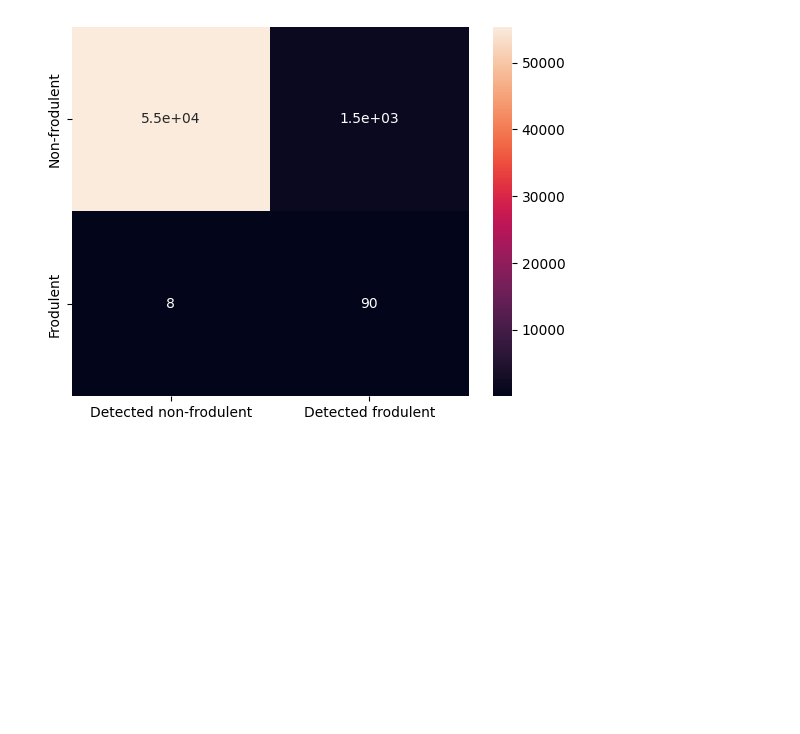
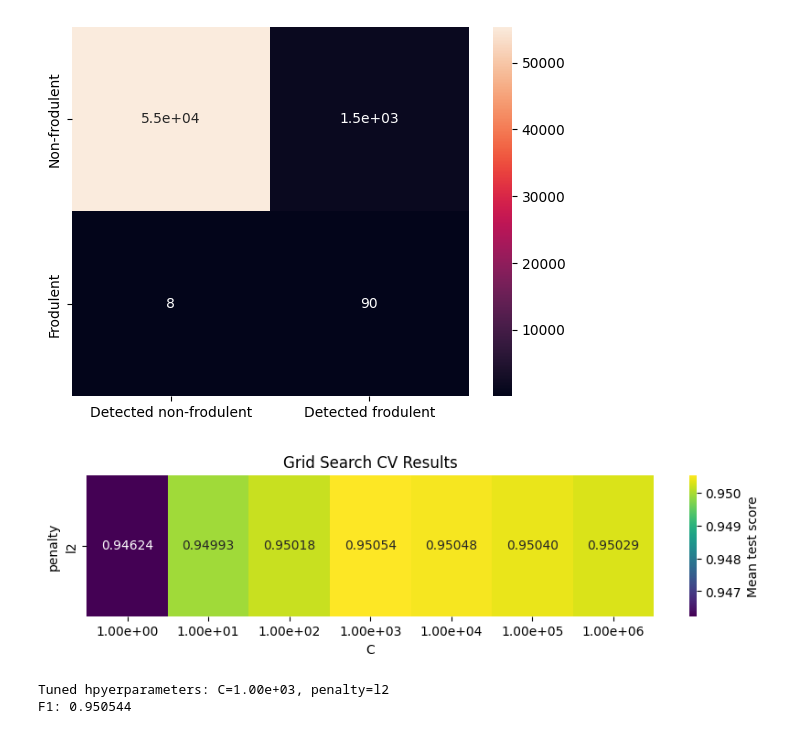
Before and after one commit to k-kalita/credit-card-fraud-detection, a Jupyter notebook: credit_card_fraud_detection.ipynb, the cells around one changed output. Drawn from its saved outputs; the diff is of its cells as text; code cells hidden in the pictures; blank space fills up the shorter version.

Commit message:
Train and test logistic regression model with f1-scored hyperparam grid search CV

```diff
--- a/credit_card_fraud_detection.ipynb
+++ b/credit_card_fraud_detection.ipynb
@@ -269,3 +269,28 @@ Precision: 0.057034
 Recall: 0.918367
 F1: 0.107399
 [figure]
+# %%
+_params = logistic_regression_grid_search_params.copy()
+_params['scoring'] = 'f1'
+_params['param_grid'] = {'C': np.logspace(0, 6, 7), 'penalty': ['l2']}
+
+lrm_cv_f1_scoring = GridSearchCV(**_params)
+lrm_cv_f1_scoring.fit(X_train_smote, y_train_smote);
+# %%
+plot_grid_search_cv_hyperparams_heatmap(grid_search_cv=lrm_cv_f1_scoring,
+                                        param1='C',
+                                        param2='penalty',
+                                        score_fmt='.5f',
+                                        figsize=(10, 2),
+                                        param1_values_transformation=lambda x: f'{x:.2e}')
+
+best_C = lrm_cv_f1_scoring.best_params_['C']
+best_penalty = lrm_cv_f1_scoring.best_params_['penalty']
+best_score = lrm_cv_f1_scoring.best_score_
+
+print(f'Tuned hpyerparameters: C={best_C:.2e}, penalty={best_penalty}')
+print(f'F1: {best_score:.6f}')
+# %% [output]
+[figure, added]
+Tuned hpyerparameters: C=1.00e+03, penalty=l2
+F1: 0.950544
```
Also changed, not shown: parts of 1 cell of this notebook.
